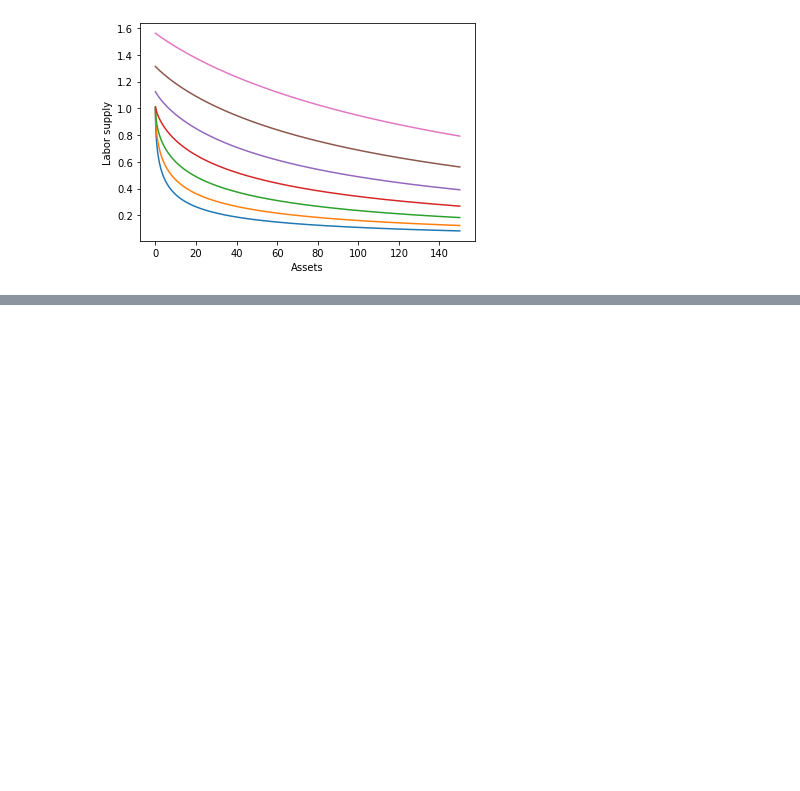
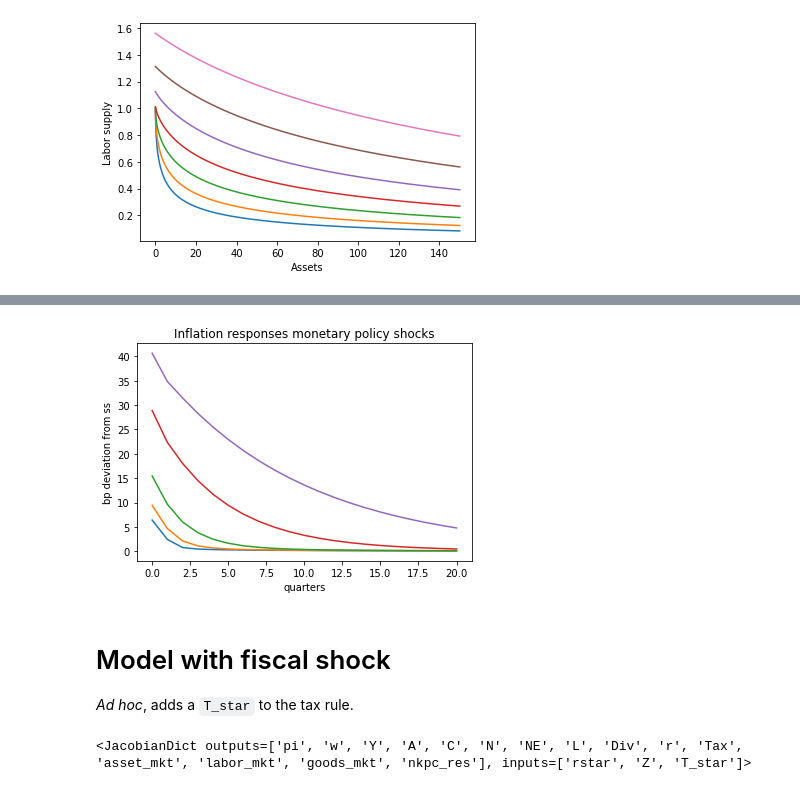
Before and after one commit to danmrc/sequence-jacobian, a Jupyter notebook: notebooks/Our Hank.ipynb, the cells around one changed output, grey strips where cells are left out. Cells and saved outputs as stored; diff of their text form; code cells hidden in the pictures; blank space fills up the shorter version.

```diff
--- a/notebooks/Our Hank.ipynb
+++ b/notebooks/Our Hank.ipynb
@@ -313,0 +363,77 @@ plt.show()
+# %%
+dpi = G['pi']['rstar'] @ drstar
+
+plt.plot(10000 * dpi[:21])
+plt.title(r'Inflation responses monetary policy shocks')
+plt.xlabel('quarters')
+plt.ylabel('bp deviation from ss')
+plt.show()
+# %% [output]
+[figure, added]
+# %% [markdown]
+# Model with fiscal shock
+
+_Ad hoc_, adds a `T_star` to the tax rule.
+# %%
+@simple
+def firm(Y, w, Z, pi, mu, kappa):
+    L = Y / Z
+    Div = Y - w * L - mu/(mu-1)/(2*kappa) * (1+pi).apply(np.log)**2 * Y
+    return L, Div
+
+
+@simple
+def monetary(pi, rstar, phi_pi):
+    r = (1 + rstar(-1) + phi_pi * pi(-1)) / (1 + pi) - 1
+    return r
+
+
+@simple
+def fiscal(r, B,T_star):
+    Tax = r * B - T_star(-1)
+    return Tax
+
+
+@simple
+def mkt_clearing(A, NE, C, L, Y, B, pi, mu, kappa):
+    asset_mkt = A - B
+    labor_mkt = NE - L
+    goods_mkt = Y - C - mu/(mu-1)/(2*kappa) * (1+pi).apply(np.log)**2 * Y
+    return asset_mkt, labor_mkt, goods_mkt
+
+
+@simple
+def nkpc(pi, w, Z, Y, r, mu, kappa):
+    nkpc_res = kappa * (w / Z - 1 / mu) + Y(+1) / Y * (1 + pi(+1)).apply(np.log) / (1 + r(+1))\
+               - (1 + pi).apply(np.log)
+    return nkpc_res
+
+
+blocks = [hh_ext, firm, monetary, fiscal, mkt_clearing, nkpc]
+hank = create_model(blocks, name="One-Asset HANK")
+
+calibration = {'gamma': 1, 'v': 1, 'rho_e': 0.966, 'sd_e': 0.5, 'nE': 7,
+               'amin': 0, 'amax': 150, 'nA': 500, 'Y': 1.0, 'Z': 1.0, 'pi': 0.0,
+               'mu': 1.2, 'kappa': 0.1, 'rstar': 0.005, 'phi_pi': 1.5, 'B': 5.6, 'T_star': 0.0}
+
+unknowns_ss = {'beta': 0.986, 'phi': 0.8}
+targets_ss = {'asset_mkt': 0, 'labor_mkt': 0}
+
+ss0 = hank_ss.solve_steady_state(calibration, unknowns_ss, targets_ss, solver="hybr")
+
+ss = hank.steady_state(ss0)
+
+for k in ss0.keys():
+    assert np.all(np.isclose(ss[k], ss0[k]))
+
+T = 300
+exogenous = ['rstar', 'Z','T_star']
+unknowns = ['pi', 'w', 'Y']
+targets = ['nkpc_res', 'asset_mkt', 'labor_mkt']
+
+# general equilibrium jacobians
+G = hank.solve_jacobian(ss, unknowns, targets, exogenous, T=T)
+
+print(G)
+# %% [output]
+<JacobianDict outputs=['pi', 'w', 'Y', 'A', 'C', 'N', 'NE', 'L', 'Div', 'r', 'Tax', 'asset_mkt', 'labor_mkt', 'goods_mkt', 'nkpc_res'], inputs=['rstar', 'Z', 'T_star']>
```
Also changed, not shown: parts of 12 cells of this notebook, 1 other file.
